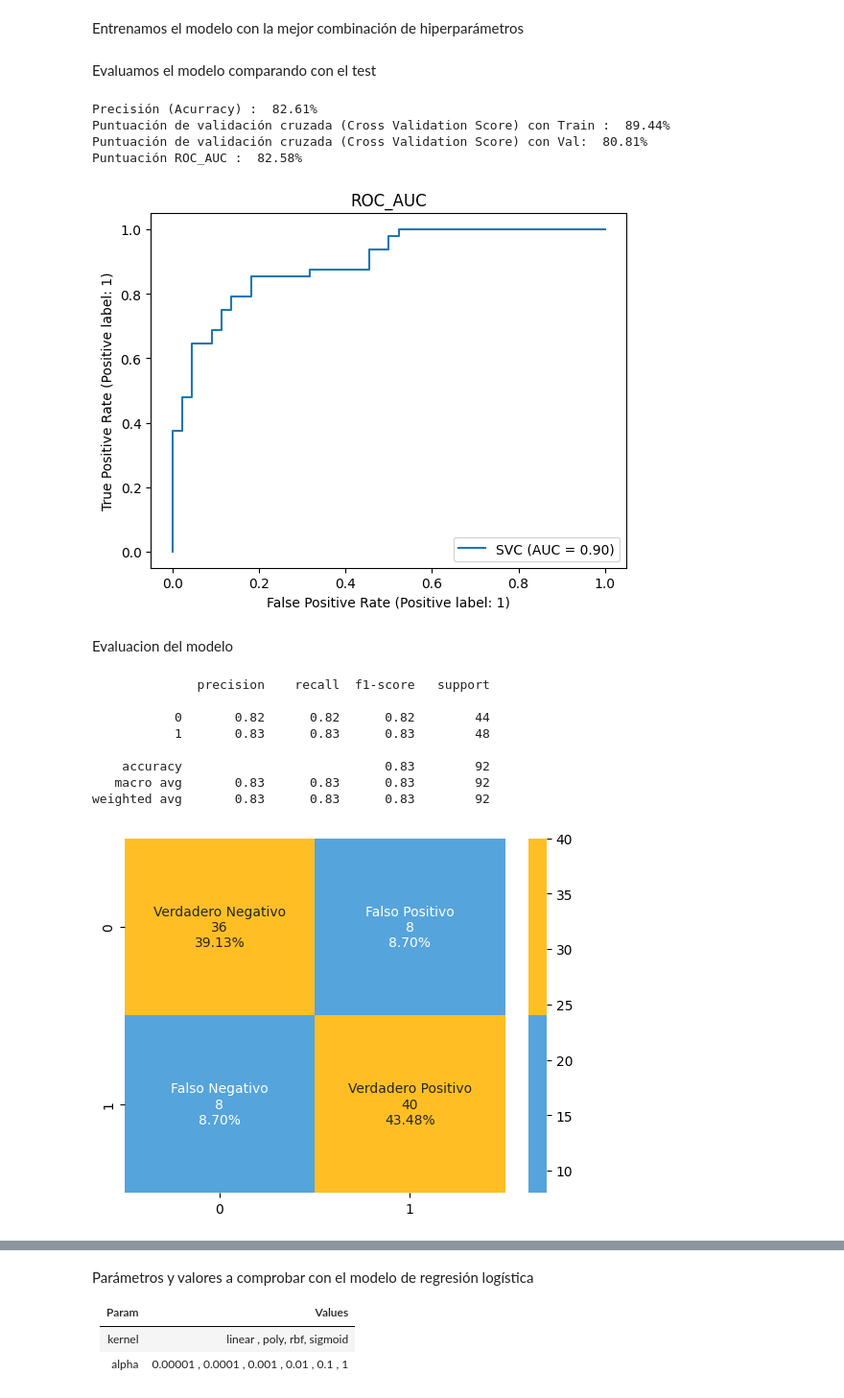
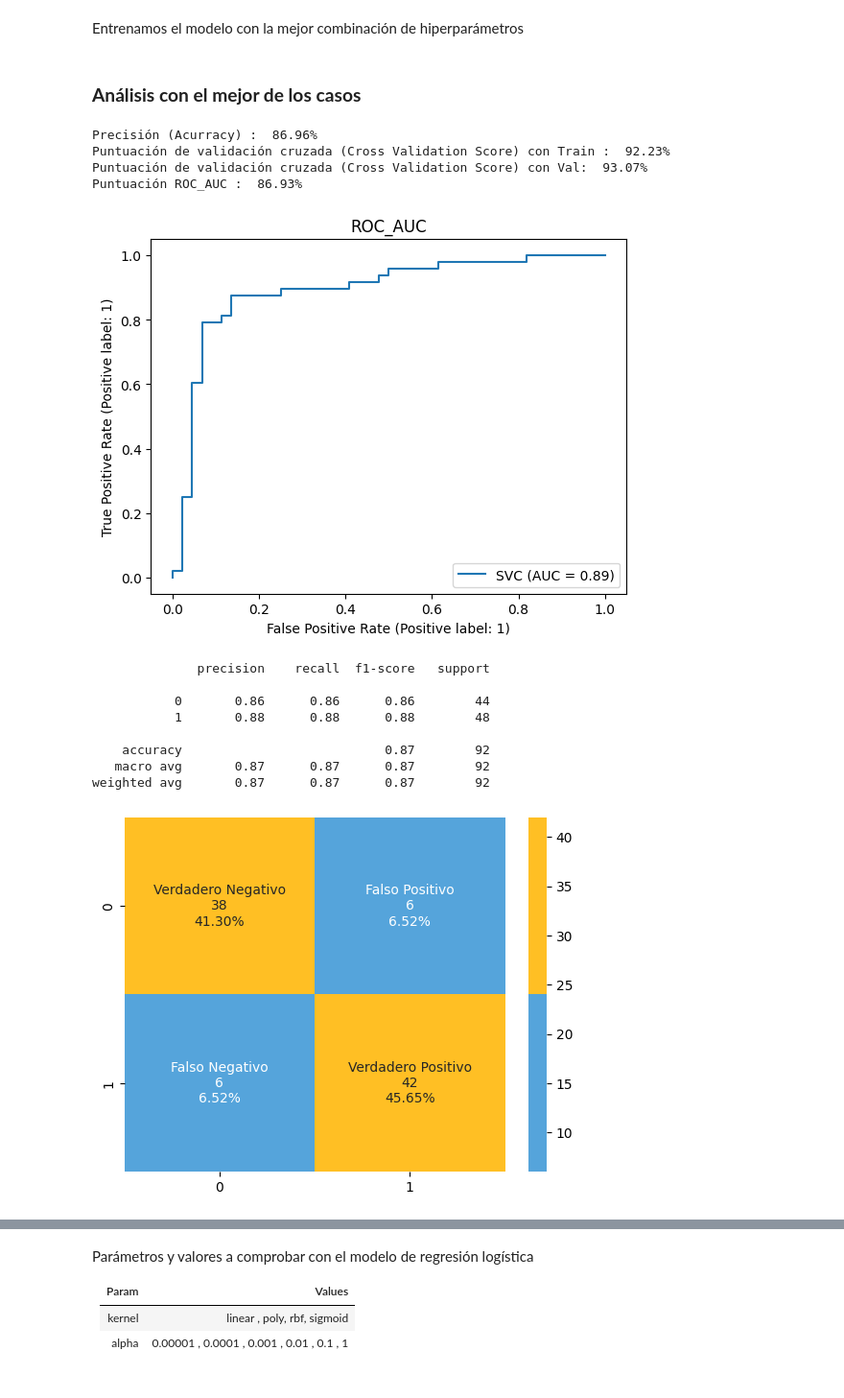
Before and after one commit to fernandogmz/DASI, a Jupyter notebook: Support_Vector_Clasiffier.ipynb, the cells around one changed output, grey strips where cells are left out. Shown: that part at 96% size. Drawn from its saved outputs; the diff is of its cells as text; code cells hidden in the pictures.

Commit message:
Cambiar One Hot Encoder y escalar los datos

```diff
--- a/Support_Vector_Clasiffier.ipynb
+++ b/Support_Vector_Clasiffier.ipynb
@@ -92,3 +92,3 @@ y = df_label['HeartDisease'].values
 # %%
-X_train_label, X_test_label, y_train_label, y_test_label = train_test_split(X, y, test_size=0.1, random_state = RANDOM_STATE)
-X_train_label, X_val_label, y_train_label, y_val_label = train_test_split(X_train_label, y_train_label, test_size=0.1, random_state = RANDOM_STATE)
+X_train_label, X_test_label, Y_train_label, Y_test_label = train_test_split(X, Y, test_size=0.1, random_state = RANDOM_STATE)
+X_train_label, X_val_label, Y_train_label, Y_val_label = train_test_split(X_train_label, Y_train_label, test_size=0.1, random_state = RANDOM_STATE)
@@ -95 +97,13 @@ X_train_label, X_val_label, y_train_label, y_val_label = train_test_split(X_trai
+# %%
+from sklearn.preprocessing import StandardScaler
+scaler = StandardScaler()
+
+scaler.fit(X_train_label)
+X_train_label= scaler.transform(X_train_label)
+
+scaler.fit(X_test_label)
+X_test_label= scaler.transform(X_test_label)
+
+scaler.fit(X_val_label)
+X_val_label= scaler.transform(X_val_label)
 # %% [markdown]
@@ -108,20 +122,17 @@ kernels = ['linear', 'poly', 'rbf', 'sigmoid']
 cs = [0.00001 ,	0.0001 ,	0.001 ,	0.01 ,	0.1 ,	1]
 # %%
 # Table structure
-# penalty max_iterations learning_rate alpha eta
-from sklearn.naive_bayes import BernoulliNB
-
 results = []
 for kernel in kernels:
   for c in cs:
     print('Entrenando... kernel:{kernel} --- c:{c} ---'.format(kernel=kernel, c = c))
     # Traing model
     classifier_svc = SVC(kernel = kernel, C = c)
-    classifier_svc.fit(X_train_label, y_train_label)   # el método fit entrena el modelo con los datos que se le pasan
+    classifier_svc.fit(X_train_label, Y_train_label)   # el método fit entrena el modelo con los datos que se le pasan
     # Generate prediction
     prediction = classifier_svc.predict(X_test_label)
     # Calculate accuracy
-    accuracy = accuracy_score(y_test_label,prediction)
+    accuracy = accuracy_score(Y_test_label,prediction)
     print('    ==> Accuracy: {acc} '.format(acc=accuracy))
     print(' ')
 
@@ -193,52 +210,50 @@ params
 Entrenamos el modelo con la mejor combinación de hiperparámetros
 # %%
 classifier_svc = SVC(**params)
-classifier_svc.fit(X_train_label,y_train_label)
+classifier_svc.fit(X_train_label,Y_train_label)
 prediction = classifier_svc.predict(X_test_label)
-# %% [markdown]
-Evaluamos el modelo comparando con el test
+# %% [markdown]
+### **Análisis con el mejor de los casos**
 # %%
 cv = RepeatedStratifiedKFold(n_splits = 10,n_repeats = 3,random_state = 1)
 
-print("Precisión (Acurracy) : ",'{0:.2%}'.format(accuracy_score(y_test_label,prediction)))
-print("Puntuación de validación cruzada (Cross Validation Score) con Train : ",'{0:.2%}'.format(cross_val_score(classifier_svc,X_train_label,y_train_label,cv = cv,scoring = 'roc_auc').mean()))
-print("Puntuación de validación cruzada (Cross Validation Score) con Val: ",'{0:.2%}'.format(cross_val_score(classifier_svc,X_val_label,y_val_label,cv = cv,scoring = 'roc_auc').mean()))
-print("Puntuación ROC_AUC : ",'{0:.2%}'.format(roc_auc_score(y_test_label,prediction)))
+print("Precisión (Acurracy) : ",'{0:.2%}'.format(accuracy_score(Y_test_label,prediction)))
+print("Puntuación de validación cruzada (Cross Validation Score) con Train : ",'{0:.2%}'.format(cross_val_score(classifier_svc,X_train_label,Y_train_label,cv = cv,scoring = 'roc_auc').mean()))
+print("Puntuación de validación cruzada (Cross Validation Score) con Val: ",'{0:.2%}'.format(cross_val_score(classifier_svc,X_val_label,Y_val_label,cv = cv,scoring = 'roc_auc').mean()))
+print("Puntuación ROC_AUC : ",'{0:.2%}'.format(roc_auc_score(Y_test_label,prediction)))
 
-RocCurveDisplay.from_estimator(classifier_svc, X_test_label,y_test_label)
+RocCurveDisplay.from_estimator(classifier_svc, X_test_label,Y_test_label)
 
 plt.title('ROC_AUC')
 plt.show()
 # %% [output]
-Precisión (Acurracy) :  82.61%
-Puntuación de validación cruzada (Cross Validation Score) con Train :  89.44%
-Puntuación de validación cruzada (Cross Validation Score) con Val:  80.81%
-Puntuación ROC_AUC :  82.58%
+Precisión (Acurracy) :  86.96%
+Puntuación de validación cruzada (Cross Validation Score) con Train :  92.23%
+Puntuación de validación cruzada (Cross Validation Score) con Val:  93.07%
+Puntuación ROC_AUC :  86.93%
-[figure, old version]
+[figure, new version]
-# %% [markdown]
-Evaluacion del modelo
 # %%
 colores = ['#55A4DB','#FFBF24']
 # Matriz de confusión
 
-cm = confusion_matrix(y_test_label,classifier_svc.predict(X_test_label))
+cm = confusion_matrix(Y_test_label,classifier_svc.predict(X_test_label))
 nombres = ['Verdadero Negativo','Falso Positivo','Falso Negativo','Verdadero Positivo']
 counts = [value for value in cm.flatten()]
 porcentajes = ['{0:.2%}'.format(value) for value in cm.flatten()/np.sum(cm)]
 etiquetas = [f'{v1}\n{v2}\n{v3}' for v1, v2, v3 in zip(nombres,counts,porcentajes)]
 etiquetas = np.asarray(etiquetas).reshape(2,2)
 sns.heatmap(cm,annot = etiquetas,cmap = colores,fmt ='')
 
 # Informe con clasificaciones
-print(classification_report(y_test_label,classifier_svc.predict(X_test_label)))
+print(classification_report(Y_test_label,classifier_svc.predict(X_test_label)))
 # %% [output]
               precision    recall  f1-score   support
 
-           0       0.82      0.82      0.82        44
-           1       0.83      0.83      0.83        48
+           0       0.86      0.86      0.86        44
+           1       0.88      0.88      0.88        48
 
-    accuracy                           0.83        92
-   macro avg       0.83      0.83      0.83        92
-weighted avg       0.83      0.83      0.83        92
+    accuracy                           0.87        92
+   macro avg       0.87      0.87      0.87        92
+weighted avg       0.87      0.87      0.87        92
-[figure, old version]
+[figure, new version]
 # %% [markdown]
```
Also changed, not shown: parts of 31 cells of this notebook, 1 other file.
